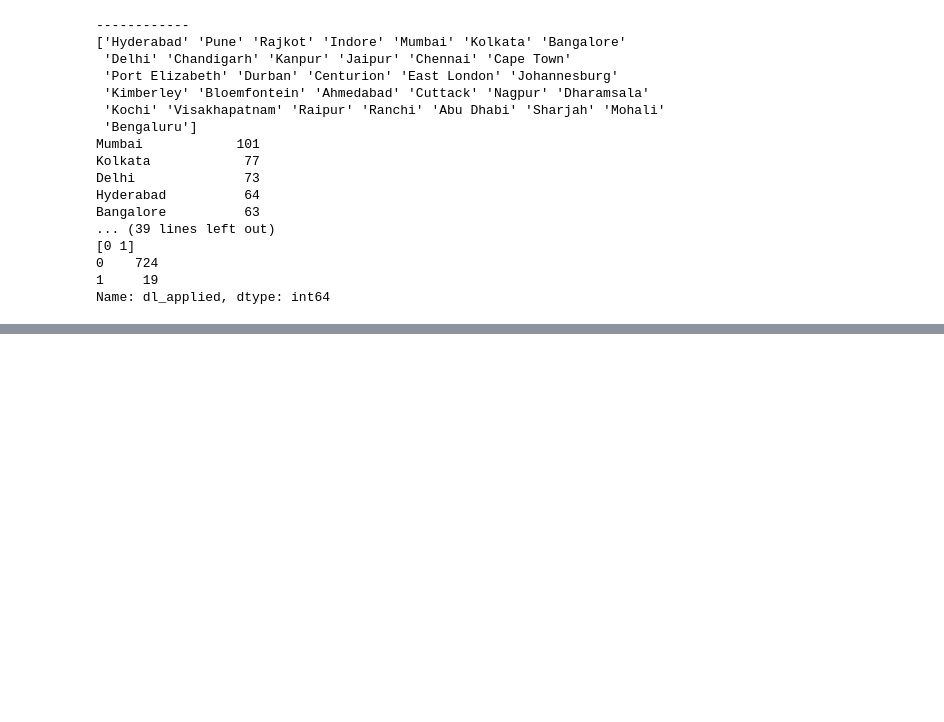
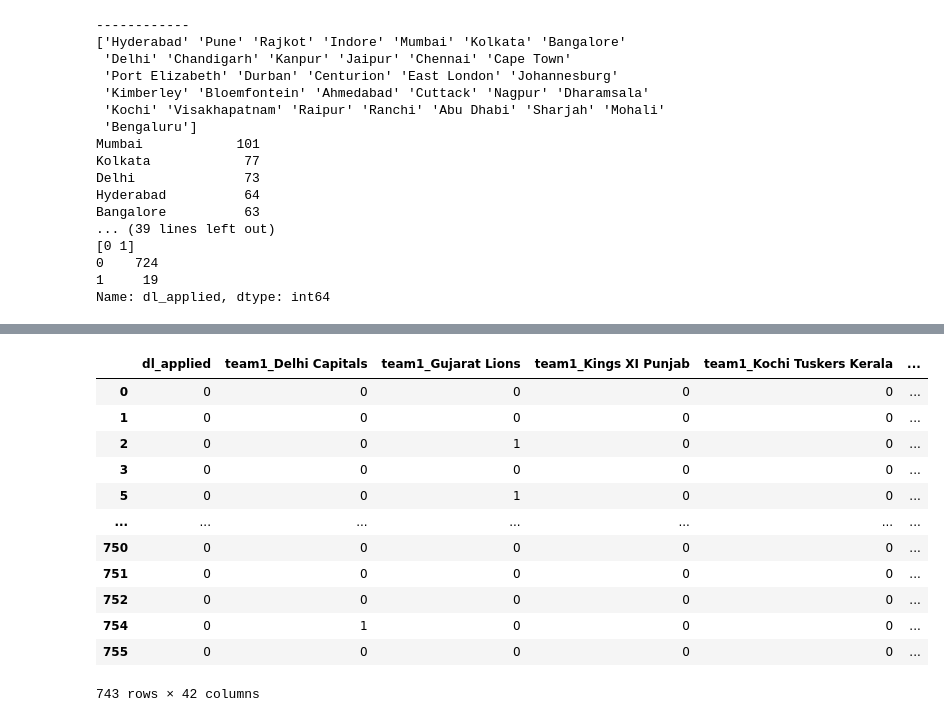
Before and after one commit to AkshayDawkhar/IPL_predictions, a Jupyter notebook: Untitled2.ipynb, the cells around one changed output, grey strips where cells are left out. Cells and saved outputs as stored; diff of their text form; code cells hidden in the pictures; blank space fills up the shorter version.

```diff
--- a/Untitled2.ipynb
+++ b/Untitled2.ipynb
@@ -5,7 +5,7 @@ import pandas as pd
 import numpy as np
 import sklearn
 # %%
-data = pd.read_csv("matches.csv")
+data = pd.read_csv("/content/drive/MyDrive/ml/matches.csv")
 # %%
 data.head()
 # %% [output]
@@ -94,5 +94,10 @@ Bangalore          63
 0    724
 1     19
 Name: dl_applied, dtype: int64
+# %%
+from sklearn.preprocessing import LabelEncoder
+venuelab=LabelEncoder()
+venue=data['venue']
+venue=venuelab.fit_transform(venue)
 # %%
-data.drop(['venue','id','season','city','date','player_of_match','umpire1','umpire2'], axis=1,inplace= True)
+data.drop(['win_by_runs','win_by_wickets','id','season','city','venue','date','player_of_match','umpire1','umpire2'], axis=1,inplace= True)
@@ -101,0 +104,15 @@ y = data["winner"]
+# %%
+x = data.drop(["winner"], axis=1)
+y = data["winner"]
+
+for i in range(len(y)):
+  #  print(x.iloc[i,0]==y.iloc[i])
+   if x.iloc[i,0]== y.iloc[i]:
+      y.iloc[i] = 0
+  #  elif x.iloc[i,1]== y.iloc[i]:
+   else:
+      y.iloc[i] = 1
+
+# x.iloc[1,1] == 'as'
+# x.iloc[1,1]
+y
@@ -102,3 +136,19 @@ y = data["winner"]
 # %%
-X = pd.get_dummies(X, ["team1","team2", "toss_winner", "toss_decision", "result"], drop_first = True)
+X = pd.get_dummies(x, ["team1","team2", "toss_winner", "toss_decision", "result"], drop_first = True)
+X['venue']=venue
+X
+# %% [output]
+|  | dl_applied | team1_Delhi Capitals | team1_Gujarat Lions | team1_Kings XI Punjab | team1_Kochi Tuskers Kerala | ... |
+| 0 | 0 | 0 | 0 | 0 | 0 | ... |
+| 1 | 0 | 0 | 0 | 0 | 0 | ... |
+| 2 | 0 | 0 | 1 | 0 | 0 | ... |
+| 3 | 0 | 0 | 0 | 0 | 0 | ... |
+| 5 | 0 | 0 | 1 | 0 | 0 | ... |
+| ... | ... | ... | ... | ... | ... | ... |
+| 750 | 0 | 0 | 0 | 0 | 0 | ... |
+| 751 | 0 | 0 | 0 | 0 | 0 | ... |
+| 752 | 0 | 0 | 0 | 0 | 0 | ... |
+| 754 | 0 | 1 | 0 | 0 | 0 | ... |
+| 755 | 0 | 0 | 0 | 0 | 0 | ... |
+743 rows × 42 columns
 # %%
```
Also changed, not shown: parts of 11 cells of this notebook.
